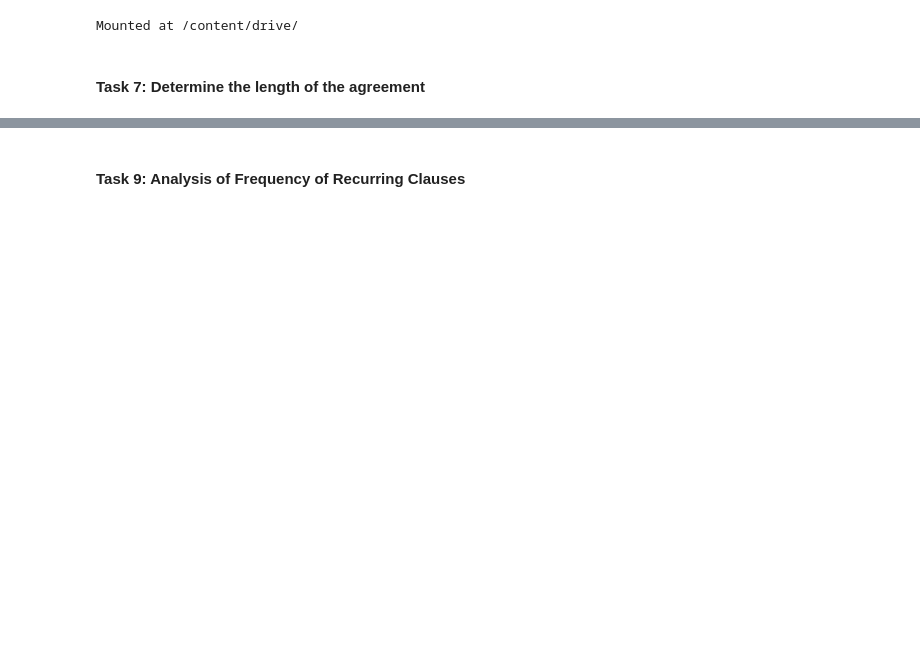
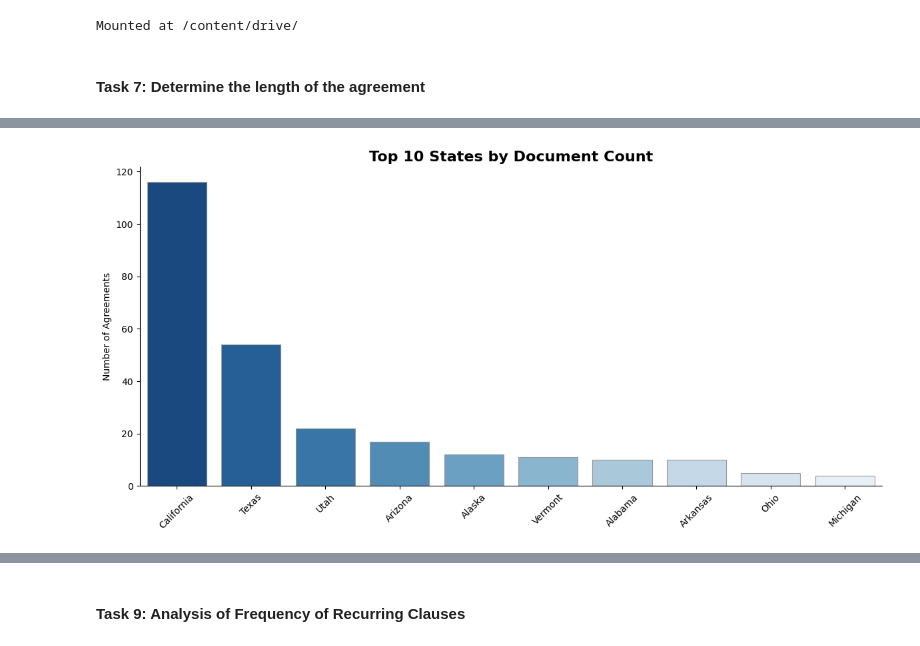
Before and after one commit to awroble/NLP_2025W, a Jupyter notebook: tasks_1_7_9.ipynb, the cells around one changed output, grey strips where cells are left out. Saved outputs shown, nothing was run; the diff lists cells and outputs as text; code cells hidden in the pictures; blank space fills up the shorter version.

```diff
--- a/tasks_1_7_9.ipynb
+++ b/tasks_1_7_9.ipynb
@@ -45,0 +52,91 @@ df.to_csv('drive/MyDrive/NLP/Agreements_metadata.csv', index=False)
+# %%
+import matplotlib.pyplot as plt
+import seaborn as sns
+
+df = pd.read_csv('drive/MyDrive/NLP/Agreements_metadata.csv')
+
+top_10_states = df['State'].value_counts().nlargest(10).index
+df_top10 = df[df['State'].isin(top_10_states)]
+
+plt.figure(figsize=(12, 6))
+
+sns.countplot(
+    data=df_top10,
+    x='State',
+    order=top_10_states,
+    palette='Blues_r',
+    edgecolor='0.6',
+    linewidth=0.8
+)
+
+plt.title('Top 10 States by Document Count', fontdict={'fontsize': 16, 'fontweight': 'bold'})
+
+plt.xticks(rotation=45)
+plt.xlabel('')
+plt.ylabel('Number of Agreements')
+sns.despine()
+
+plt.tight_layout()
+plt.savefig('drive/MyDrive/NLP/plots/states_doc_count_barplot.png', bbox_inches='tight')
+plt.show()
+
+import geopandas as gpd
+import matplotlib.pyplot as plt
+import pandas as pd
+import numpy as np
+
+state_counts = df['State'].value_counts().reset_index()
+state_counts.columns = ['State', 'Doc_Count']
+
+# map data
+shapefile_url = "https://www2.census.gov/geo/tiger/GENZ2018/shp/cb_2018_us_state_5m.zip"
+gdf = gpd.read_file(shapefile_url)
+
+gdf = gdf.to_crs("EPSG:5070")
+lower48 = gdf[~gdf['STATEFP'].isin(['02', '15', '60', '66', '69', '72', '78'])].copy()
+alaska = gdf[gdf['STATEFP'] == '02'].copy()
+hawaii = gdf[gdf['STATEFP'] == '15'].copy()
+
+alaska.geometry = alaska.geometry.scale(xfact=0.35, yfact=0.35, origin=(0,0))
+alaska.geometry = alaska.geometry.translate(xoff=-1000000, yoff=-1200000)
+hawaii.geometry = hawaii.geometry.rotate(35)
+hawaii.geometry = hawaii.geometry.translate(xoff=4800000, yoff=-1400000)
+
+usa_gdf = pd.concat([lower48, alaska, hawaii])
+
+usa_plot = usa_gdf.merge(state_counts, left_on='NAME', right_on='State', how='left')
+
+usa_plot['Doc_Count'] = usa_plot['Doc_Count'].replace(0, np.nan)
+
+fig, ax = plt.subplots(1, 1, figsize=(12, 6))
+
+cax = fig.add_axes([0.35, 0.25, 0.3, 0.02])
+
+usa_plot.plot(
+    column='Doc_Count',
+    cmap='Blues',
+    linewidth=0.6,
+    edgecolor='0.6',
+    ax=ax,
+    cax=cax,
+    legend=True,
+    missing_kwds={
+        "color": "#eeeeee",
+        "edgecolor": "white",
+        "hatch": "///",
+        "label": "Zero Agreements"
+    },
+    legend_kwds={
+        'label': "Number of Agreements",
+        'orientation': "horizontal",
+    }
+)
+
+ax.hlines(y=-1300000, xmin=-2500000, xmax=500000, color='grey', linestyle=':', linewidth=0.5)
+
+ax.set_title('International Agreements by State', fontdict={'fontsize': 16, 'fontweight': 'bold'})
+ax.axis('off')
+
+plt.savefig('drive/MyDrive/NLP/plots/doc_counts_map_dense_tight.png', dpi=300, bbox_inches='tight')
+plt.show()
+# %% [output]
@@ -45,0 +146 @@ df.to_csv('drive/MyDrive/NLP/Agreements_metadata.csv', index=False)
+[figure, added]
```
Also changed, not shown: parts of 14 cells of this notebook, 8 other files.
